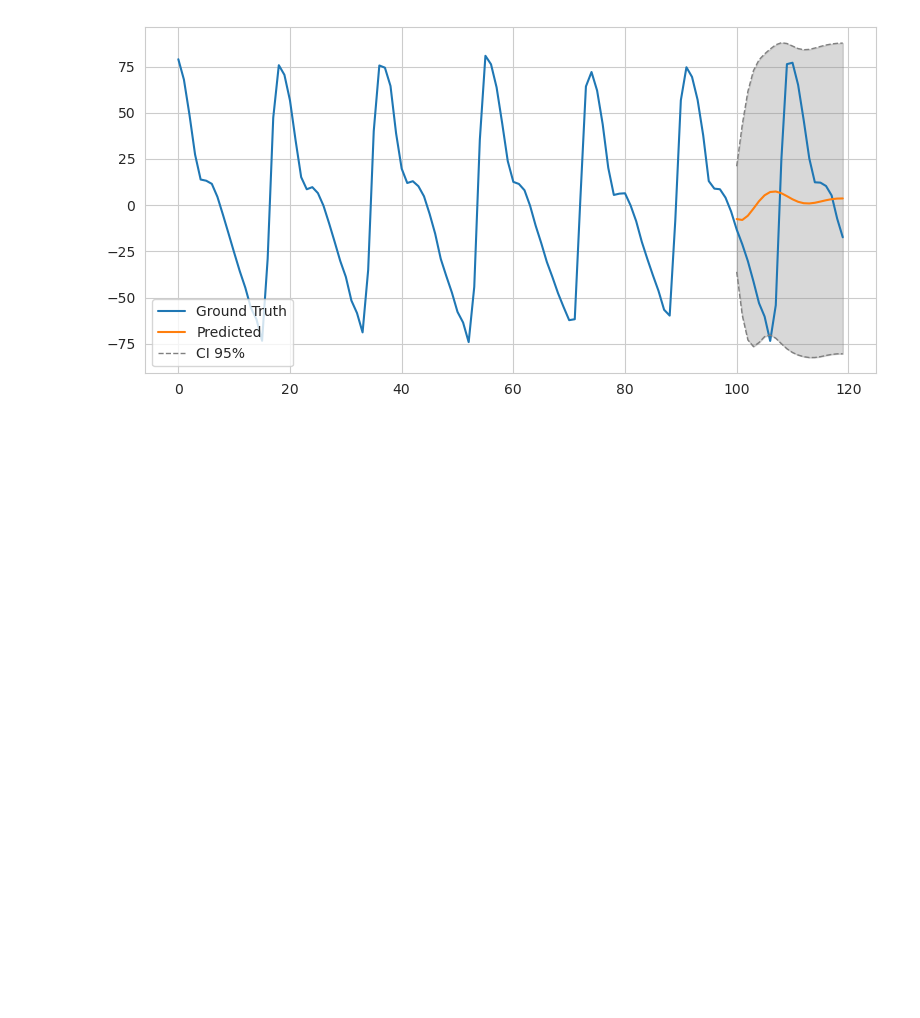
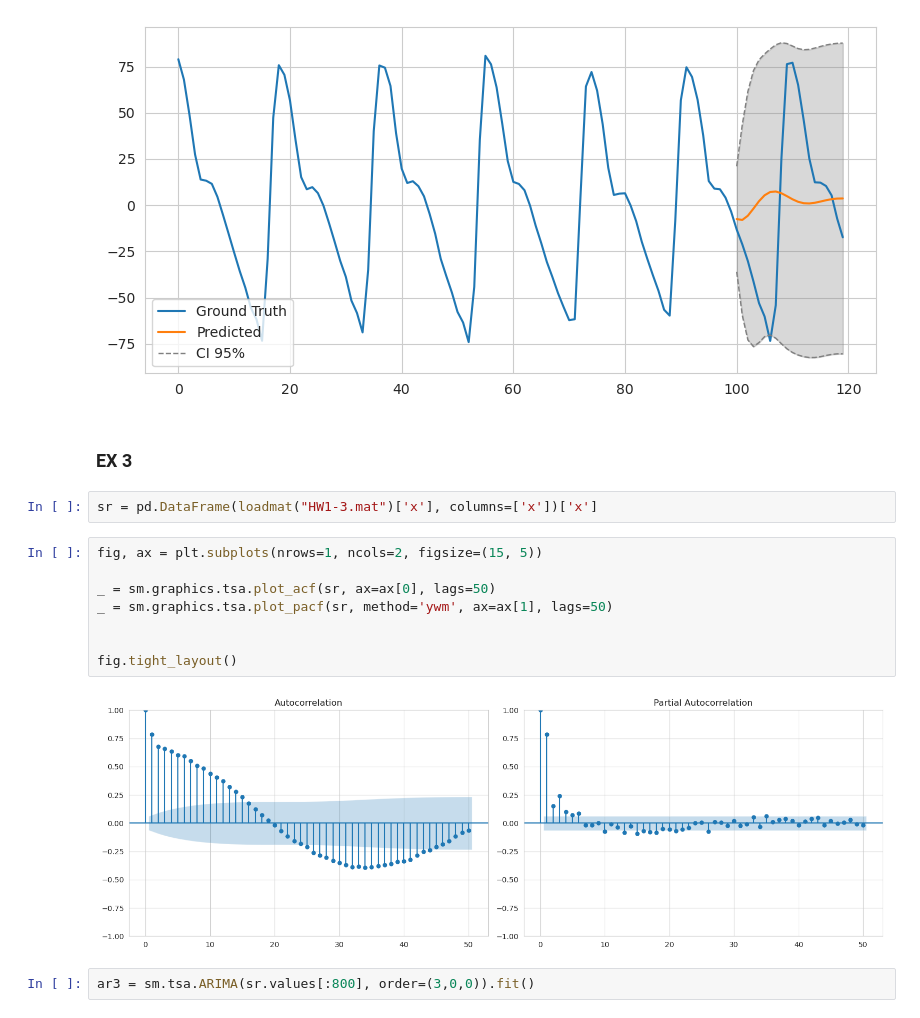
Before and after one commit to WHITSNAK/sta542-sp23, a Jupyter notebook: hw1/hw1.ipynb, the cells around one changed output. Drawn from its saved outputs; the diff is of its cells as text; blank space fills up the shorter version.

```diff
--- a/hw1/hw1.ipynb
+++ b/hw1/hw1.ipynb
@@ -75,3 +77,19 @@ ax.legend(loc='best')
 fig.tight_layout()
 # %% [output]
 [figure]
+# %% [markdown]
+### EX 3
+# %%
+sr = pd.DataFrame(loadmat("HW1-3.mat")['x'], columns=['x'])['x']
+# %%
+fig, ax = plt.subplots(nrows=1, ncols=2, figsize=(15, 5))
+
+_ = sm.graphics.tsa.plot_acf(sr, ax=ax[0], lags=50)
+_ = sm.graphics.tsa.plot_pacf(sr, method='ywm', ax=ax[1], lags=50)
+
+
+fig.tight_layout()
+# %% [output]
+[figure, added]
+# %%
+ar3 = sm.tsa.ARIMA(sr.values[:800], order=(3,0,0)).fit()
```
Also changed, not shown: parts of 5 cells of this notebook, 3 other files.
